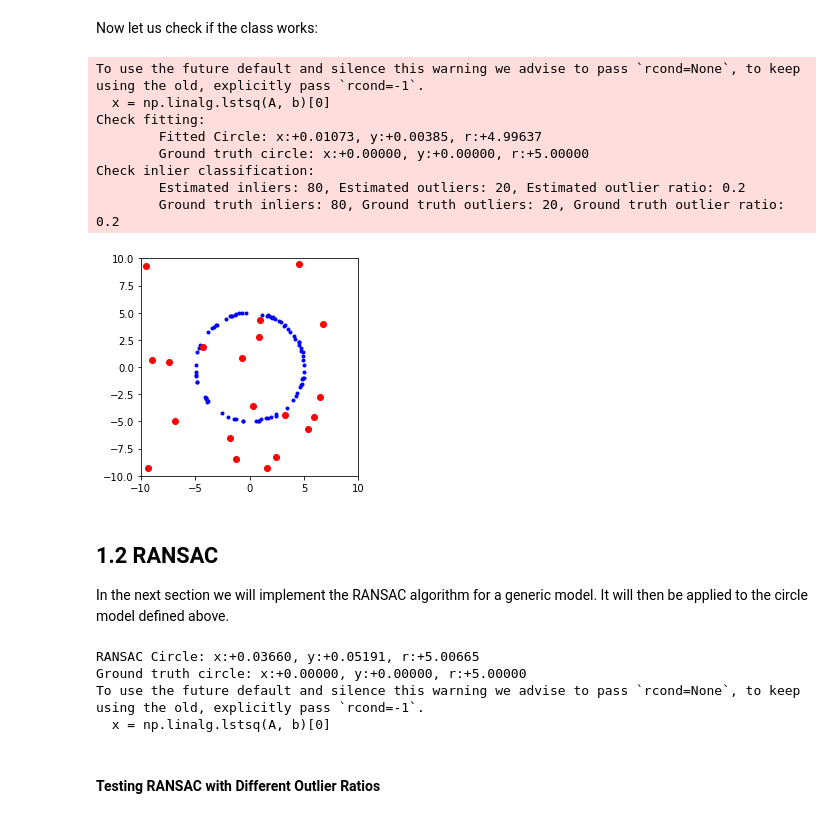
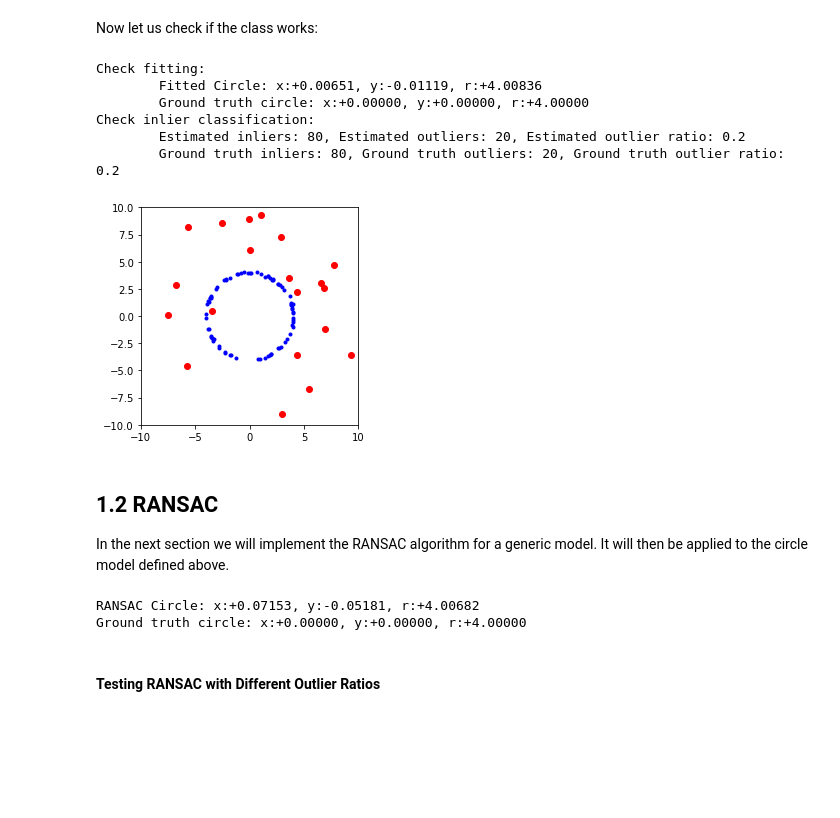
Before and after one commit to voigta/MathFoundFS21, a Jupyter notebook: exercise1.ipynb, the cells around one changed output. Saved outputs shown, nothing was run; the diff lists cells and outputs as text; code cells hidden in the pictures; blank space fills up the shorter version.

Commit message:
Fix data generation, improve variable encapsulation, add explainations

```diff
--- a/exercise1.ipynb
+++ b/exercise1.ipynb
@@ -19,12 +19,13 @@ np.random.seed(42) # Make results reproducable for hand-in
 # %%
 # Define constant parameters for this exercise
 ground_truth_center = np.array([0,0])
-ground_truth_radius = 5
-
+ground_truth_radius = 4
 n_points = 100
 outlier_ratio = 0.2
 noise_amplitude = 0.1
 domain_size = 10
+outlier_ratios = (0.05, 0.2, 0.3, 0.7)
+n_ransac_calls = 1000
 # %%
 def generate_circle_data(center, radius, n_points, outlier_ratio, noise_amplitude, domain_size):
     n_inliers = int(n_points * (1-outlier_ratio))
@@ -106,7 +118,7 @@ class Circle:
         """
         A = np.hstack([2*data, np.ones([data.shape[0], 1])])
         b = np.sum(data**2, axis=1)
-        x = np.linalg.lstsq(A, b)[0]
+        x = np.linalg.lstsq(A, b, rcond=None)[0]
         cx = x[0]
         cy = x[1]
         r = np.sqrt(x[2] + cx**2 + cy**2)
@@ -119,33 +131,38 @@ class Circle:
 # %% [markdown]
 Now let us check if the class works:
 # %%
-fitted_circle = Circle.fit(data[:int(n_points*(1-outlier_ratio)),:]) # A bit hacky but we know that all inliers are in the first portion of data... ;)
-ground_truth_circle = Circle(ground_truth_center, ground_truth_radius)
-inlier_mask = ground_truth_circle.get_inlier_mask(data, noise_amplitude)
+def check_circle_class():
+    data = generate_circle_data(ground_truth_center, ground_truth_radius, n_points, outlier_ratio, noise_amplitude, domain_size)
 
-print("Check fitting:")
-print(f"\tFitted Circle: x:{fitted_circle.cx:+.5f}, y:{fitted_circle.cy:+.5f}, r:{fitted_circle.r:+.5f}")
-print(f"\tGround truth circle: x:{ground_truth_circle.cx:+.5f}, y:{ground_truth_circle.cy:+.5f}, r:{ground_truth_circle.r:+.5f}")
+    # A bit hacky but we know that all inliers are in the first portion of data... ;)
+    fitted_circle = Circle.fit(data[:int(n_points*(1-outlier_ratio)),:])
+    ground_truth_circle = Circle(ground_truth_center, ground_truth_radius)
+    inlier_mask = ground_truth_circle.get_inlier_mask(data, noise_amplitude)
 
-print("Check inlier classification:")
-print(f"\tEstimated inliers: {np.count_nonzero(inlier_mask)}, Estimated outliers: {np.count_nonzero(~inlier_mask)}, Estimated outlier ratio: {np.count_nonzero(~inlier_mask)/len(inlier_mask)}")
-print(f"\tGround truth inliers: {int(n_points * (1-outlier_ratio))}, Ground truth outliers: {n_points - int(n_points * (1-outlier_ratio))}, Ground truth outlier ratio: {outlier_ratio}")
+    print("Check fitting:")
+    print(f"\tFitted Circle: x:{fitted_circle.cx:+.5f}, y:{fitted_circle.cy:+.5f}, r:{fitted_circle.r:+.5f}")
+    print(f"\tGround truth circle: x:{ground_truth_circle.cx:+.5f}, y:{ground_truth_circle.cy:+.5f}, r:{ground_truth_circle.r:+.5f}")
 
-plt.scatter(data[inlier_mask,0], data[inlier_mask,1], c='b', marker='.')
-plt.scatter(data[~inlier_mask,0], data[~inlier_mask,1], c='r', marker='o')
-plt.axis('scaled')
-plt.axis([-domain_size, domain_size, -domain_size, domain_size])
-plt.show();
+    print("Check inlier classification:")
+    print(f"\tEstimated inliers: {np.count_nonzero(inlier_mask)}, Estimated outliers: {np.count_nonzero(~inlier_mask)}, Estimated outlier ratio: {np.count_nonzero(~inlier_mask)/len(inlier_mask)}")
+    print(f"\tGround truth inliers: {int(n_points * (1-outlier_ratio))}, Ground truth outliers: {n_points - int(n_points * (1-outlier_ratio))}, Ground truth outlier ratio: {outlier_ratio}")
+
+    plt.scatter(data[inlier_mask,0], data[inlier_mask,1], c='b', marker='.')
+    plt.scatter(data[~inlier_mask,0], data[~inlier_mask,1], c='r', marker='o')
+    plt.axis('scaled')
+    plt.axis([-domain_size, domain_size, -domain_size, domain_size])
+    plt.show();
+
+
+check_circle_class()
 # %% [output]
-To use the future default and silence this warning we advise to pass `rcond=None`, to keep using the old, explicitly pass `rcond=-1`.
-  x = np.linalg.lstsq(A, b)[0]
 Check fitting:
-        Fitted Circle: x:+0.01073, y:+0.00385, r:+4.99637
-        Ground truth circle: x:+0.00000, y:+0.00000, r:+5.00000
+        Fitted Circle: x:+0.00651, y:-0.01119, r:+4.00836
+        Ground truth circle: x:+0.00000, y:+0.00000, r:+4.00000
 Check inlier classification:
         Estimated inliers: 80, Estimated outliers: 20, Estimated outlier ratio: 0.2
         Ground truth inliers: 80, Ground truth outliers: 20, Ground truth outlier ratio: 0.2
-[figure, old version]
+[figure, new version]
 # %% [markdown]
 ## 1.2 RANSAC
 In the next section we will implement the RANSAC algorithm for a generic model. It will then be applied to the circle model defined above.
@@ -166,15 +183,19 @@ def ransac(data, model, outlier_ratio, success_rate, refit_model=False):
     if refit_model:
         best_model = Circle.fit(data[best_inlier_mask,:])
     return best_model, best_inlier_mask
+
+
+def check_ransac():
+    data = generate_circle_data(ground_truth_center, ground_truth_radius, n_points, outlier_ratio, noise_amplitude, domain_size)
+    ground_truth_circle = Circle(ground_truth_center, ground_truth_radius)
+    ransac_circle, ransac_inlier_mask = ransac(data, Circle, outlier_ratio, 0.99)
+    print(f"RANSAC Circle: x:{ransac_circle.cx:+.5f}, y:{ransac_circle.cy:+.5f}, r:{ransac_circle.r:+.5f}")
+    print(f"Ground truth circle: x:{ground_truth_circle.cx:+.5f}, y:{ground_truth_circle.cy:+.5f}, r:{ground_truth_circle.r:+.5f}")
+
+check_ransac()
+# %% [output]
+RANSAC Circle: x:+0.07153, y:-0.05181, r:+4.00682
+Ground truth circle: x:+0.00000, y:+0.00000, r:+4.00000
-# %%
-ransac_circle, ransac_inlier_mask = ransac(data, Circle, outlier_ratio, 0.99)
-print(f"RANSAC Circle: x:{ransac_circle.cx:+.5f}, y:{ransac_circle.cy:+.5f}, r:{ransac_circle.r:+.5f}")
-print(f"Ground truth circle: x:{ground_truth_circle.cx:+.5f}, y:{ground_truth_circle.cy:+.5f}, r:{ground_truth_circle.r:+.5f}")
-# %% [output]
-RANSAC Circle: x:+0.03660, y:+0.05191, r:+5.00665
-Ground truth circle: x:+0.00000, y:+0.00000, r:+5.00000
-To use the future default and silence this warning we advise to pass `rcond=None`, to keep using the old, explicitly pass `rcond=-1`.
-  x = np.linalg.lstsq(A, b)[0]
 # %% [markdown]
 #### Testing RANSAC with Different Outlier Ratios
 # %%
```
Also changed, not shown: parts of 15 cells of this notebook.
